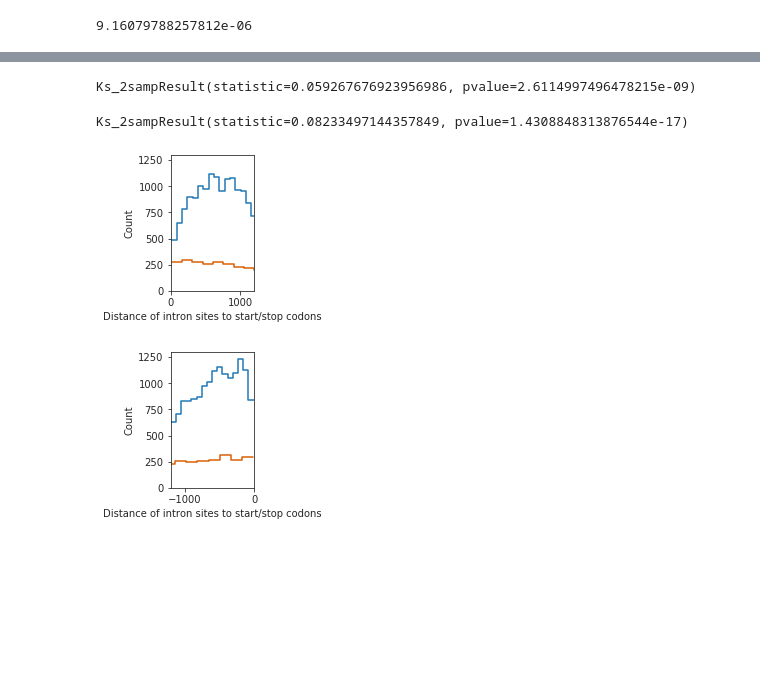
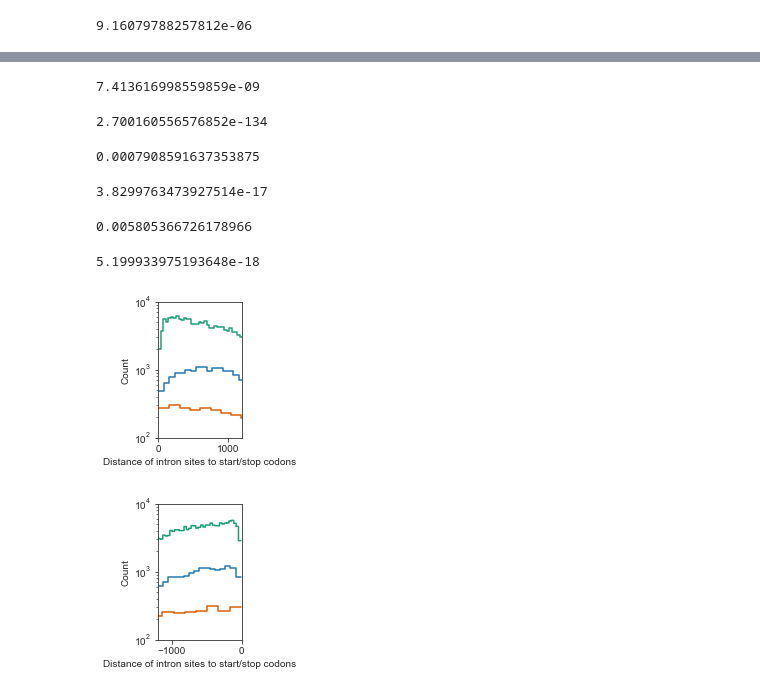
Before and after one commit to Brookesloci/fungi_intron_paper_2020, a Jupyter notebook: intron_site_histories/site_histories.ipynb, the cells around one changed output, grey strips where cells are left out. Cells and saved outputs as stored; diff of their text form; code cells hidden in the pictures; blank space fills up the shorter version.

```diff
--- a/intron_site_histories/site_histories.ipynb
+++ b/intron_site_histories/site_histories.ipynb
@@ -24,9 +24,8 @@ def site_histories(df, sites, history, posterior, columns):
     """
     Parsing Malin's site histories output
     265 species
-    history = loss, posterior = 0.99, columns = 530:795
-    history = gain, posterior = 0.99, columns = 1051:1316
-    history = present, posterior = 0.99, columns = 8:273
+    history = loss, posterior = 0.9, columns = 530:795
+    history = gain, posterior = 0.9 columns = 1051:1316
     """
     cols = columns.split(':')
     start = int(cols[0])
@@ -433,26 +453,49 @@ plt.savefig('genebody.png', dpi=600)
 # %%
 stats.ks_2samp(dt[dt.history=='gain'].evolved_ipos.tolist(),
-               dt[dt.history=='loss'].evolved_ipos.tolist())
+               dt[dt.history=='loss'].evolved_ipos.tolist())[1]*3
 # %% [output]
-Ks_2sampResult(statistic=0.059267676923956986, pvalue=2.6114997496478215e-09)
+7.413616998559859e-09
+# %%
+stats.ks_2samp(dt[dt.history=='present'].evolved_ipos.tolist(),
+               dt[dt.history=='loss'].evolved_ipos.tolist())[1]*3
+# %% [output]
+2.700160556576852e-134
+# %%
+stats.ks_2samp(dt[dt.history=='gain'].evolved_ipos.tolist(),
+               dt[dt.history=='present'].evolved_ipos.tolist())[1]*3
+# %% [output]
+0.0007908591637353875
 # %%
 stats.ks_2samp(dt[dt.history=='gain'].dist_wrt_stop.tolist(),
-               dt[dt.history=='loss'].dist_wrt_stop.tolist())
+               dt[dt.history=='loss'].dist_wrt_stop.tolist())[1]*3
 # %% [output]
-Ks_2sampResult(statistic=0.08233497144357849, pvalue=1.4308848313876544e-17)
+3.8299763473927514e-17
+# %%
+stats.ks_2samp(dt[dt.history=='present'].dist_wrt_stop.tolist(),
+               dt[dt.history=='loss'].dist_wrt_stop.tolist())[1]*3
+# %% [output]
+0.005805366726178966
+# %%
+stats.ks_2samp(dt[dt.history=='gain'].dist_wrt_stop.tolist(),
+               dt[dt.history=='present'].dist_wrt_stop.tolist())[1]*3
+# %% [output]
+5.199933975193648e-18
 # %%
 sns.set_style("ticks")
 plt.figure(figsize=(1.5,2.5))
 sns.histplot(x='evolved_ipos', data=dt[dt.history=='gain'],
              color='#d95f02', fill=False, element="step", legend=True)
 sns.histplot(x='evolved_ipos', data=dt[dt.history=='loss'],
              color='#1f77b4', fill=False, element="step", legend=True)
+sns.histplot(x='evolved_ipos', data=dt[dt.history=='present'],
+             color='#1b9e77', fill=False, element="step", legend=True)
+plt.yscale('log')
 plt.xlim(0, 1200)
-plt.ylim(0, 1300)
+plt.ylim(100, 10000)
 plt.xlabel('Distance of intron sites to start/stop codons')
 plt.savefig('wrt_start.pdf')
 # %% [output]
-[figure, old version]
+[figure, new version]
 # %%
 sns.set_style("ticks")
 plt.figure(figsize=(1.5,2.5))
@@ -460,9 +503,12 @@ sns.histplot(x='dist_wrt_stop', data=dt[dt.history=='gain'],
              color='#d95f02', fill=False, element="step", alpha=0.5)
 sns.histplot(x='dist_wrt_stop', data=dt[dt.history=='loss'],
              color='#1f77b4', fill=False, element="step", alpha=0.5)
+sns.histplot(x='dist_wrt_stop', data=dt[dt.history=='present'],
+             color='#1b9e77', fill=False, element="step", legend=True)
+plt.yscale('log')
 plt.xlim(-1200, 0)
-plt.ylim(0, 1300)
+plt.ylim(100, 10000)
 plt.xlabel('Distance of intron sites to start/stop codons')
 plt.savefig('wrt_stop.pdf')
 # %% [output]
-[figure, old version]
+[figure, new version]
```
Also changed, not shown: parts of 7 cells of this notebook.
